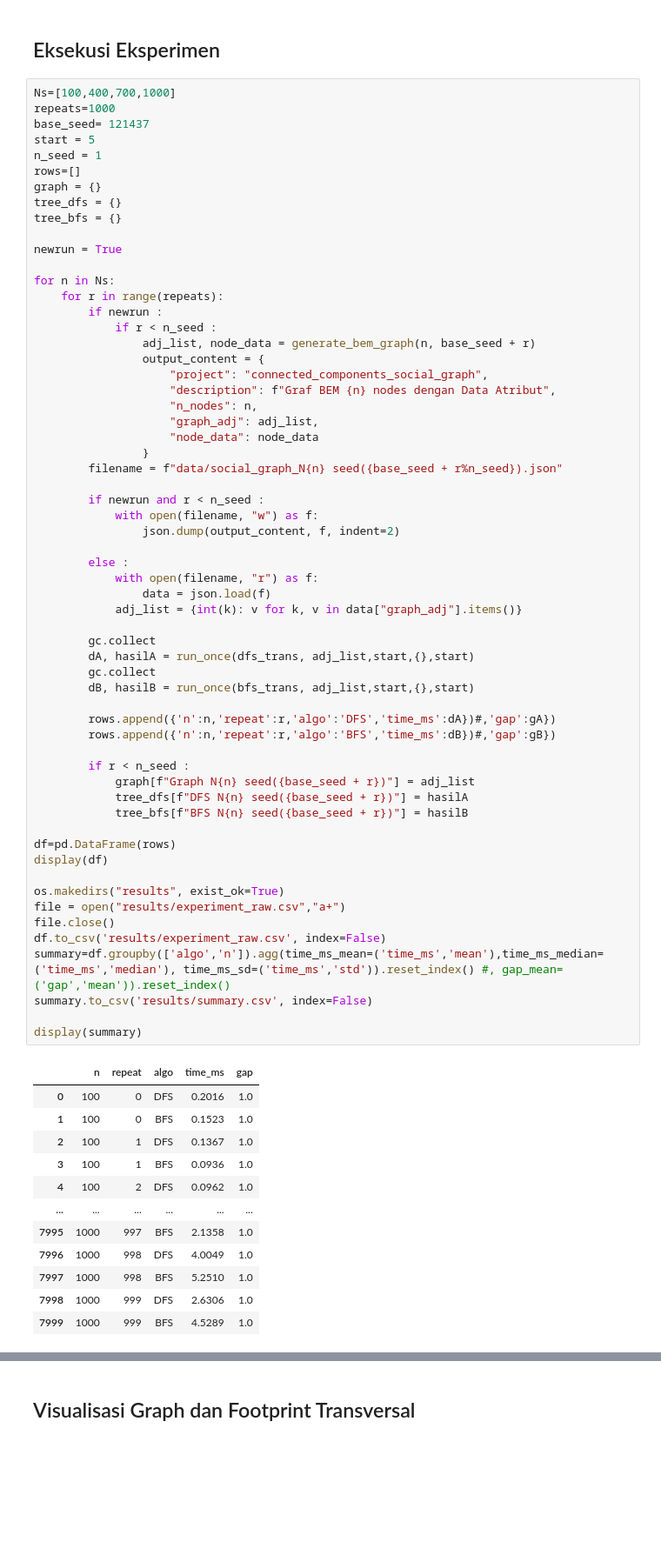
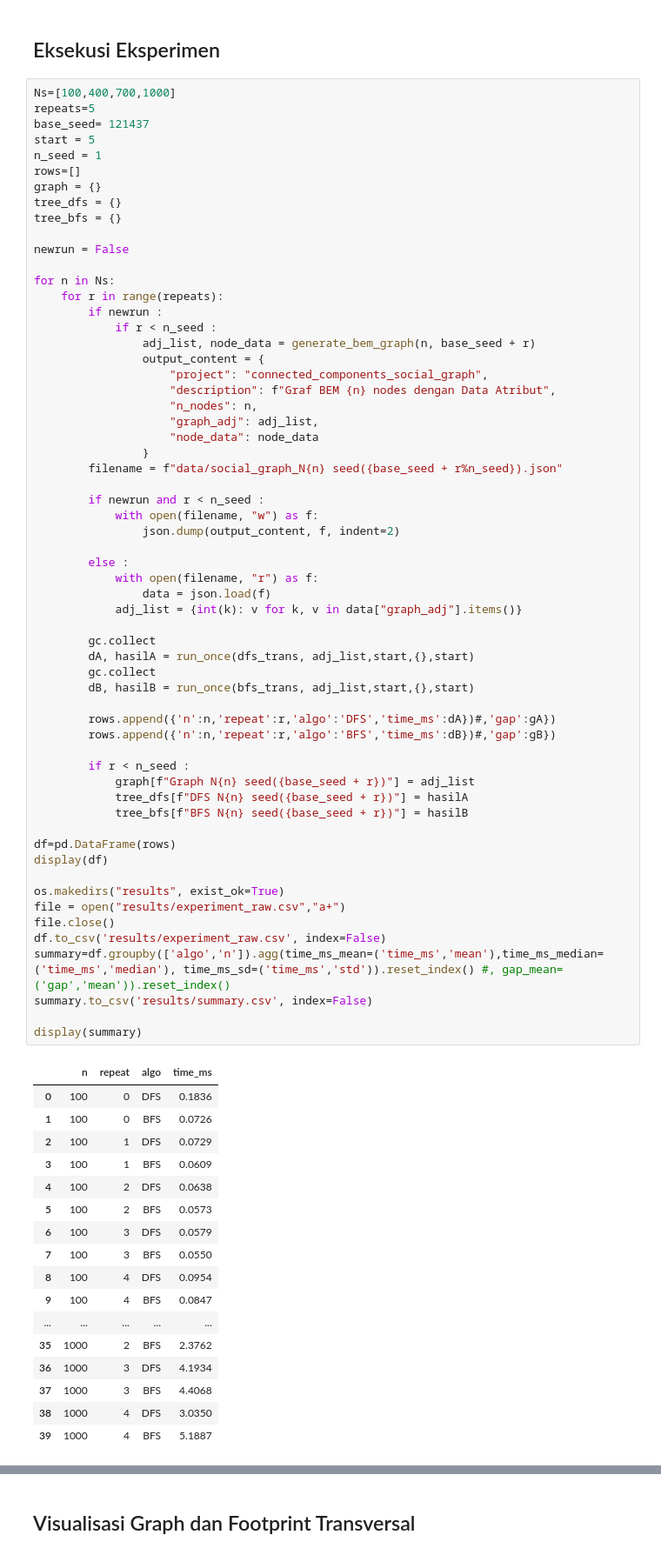
Before and after one commit to lilyypages/DAA_Kelompok2_KelasB, a Jupyter notebook: 01 Bentuk Jupyter File Project.ipynb, the cells around one changed output, grey strips where cells are left out. Shown at 87% size. Drawn from its saved outputs; the diff is of its cells as text; blank space fills up the shorter version.

```diff
--- a/01 Bentuk Jupyter File Project.ipynb
+++ b/01 Bentuk Jupyter File Project.ipynb
@@ -145,7 +145,7 @@ def run_once(algorithm, adj_list,start,hasil,sepuh):
 ## Eksekusi Eksperimen
 # %%
 Ns=[100,400,700,1000]
-repeats=1000
+repeats=5
 base_seed= 121437
 start = 5
 n_seed = 1
@@ -154,7 +154,7 @@ graph = {}
 tree_dfs = {}
 tree_bfs = {}
 
-newrun = True
+newrun = False
 
 for n in Ns:
     for r in range(repeats):
@@ -177,42 +177,47 @@ for n in Ns:
         else :
             with open(filename, "r") as f:
                 data = json.load(f)
             adj_list = {int(k): v for k, v in data["graph_adj"].items()}
 
         gc.collect
         dA, hasilA = run_once(dfs_trans, adj_list,start,{},start)
         gc.collect
         dB, hasilB = run_once(bfs_trans, adj_list,start,{},start)
 
         rows.append({'n':n,'repeat':r,'algo':'DFS','time_ms':dA})#,'gap':gA})
         rows.append({'n':n,'repeat':r,'algo':'BFS','time_ms':dB})#,'gap':gB})
 
         if r < n_seed :
             graph[f"Graph N{n} seed({base_seed + r})"] = adj_list
             tree_dfs[f"DFS N{n} seed({base_seed + r})"] = hasilA
             tree_bfs[f"BFS N{n} seed({base_seed + r})"] = hasilB
 
 df=pd.DataFrame(rows)
 display(df)
 
 os.makedirs("results", exist_ok=True)
 file = open("results/experiment_raw.csv","a+")
 file.close()
 df.to_csv('results/experiment_raw.csv', index=False)
 summary=df.groupby(['algo','n']).agg(time_ms_mean=('time_ms','mean'),time_ms_median=('time_ms','median'), time_ms_sd=('time_ms','std')).reset_index() #, gap_mean=('gap','mean')).reset_index()
 summary.to_csv('results/summary.csv', index=False)
 
 display(summary)
 # %% [output]
-|  | n | repeat | algo | time_ms | gap |
-| 0 | 100 | 0 | DFS | 0.2016 | 1.0 |
-| 1 | 100 | 0 | BFS | 0.1523 | 1.0 |
-| 2 | 100 | 1 | DFS | 0.1367 | 1.0 |
-| 3 | 100 | 1 | BFS | 0.0936 | 1.0 |
-| 4 | 100 | 2 | DFS | 0.0962 | 1.0 |
-| ... | ... | ... | ... | ... | ... |
-| 7995 | 1000 | 997 | BFS | 2.1358 | 1.0 |
-| 7996 | 1000 | 998 | DFS | 4.0049 | 1.0 |
-| 7997 | 1000 | 998 | BFS | 5.2510 | 1.0 |
-| 7998 | 1000 | 999 | DFS | 2.6306 | 1.0 |
-| 7999 | 1000 | 999 | BFS | 4.5289 | 1.0 |
+|  | n | repeat | algo | time_ms |
+| 0 | 100 | 0 | DFS | 0.1836 |
+| 1 | 100 | 0 | BFS | 0.0726 |
+| 2 | 100 | 1 | DFS | 0.0729 |
+| 3 | 100 | 1 | BFS | 0.0609 |
+| 4 | 100 | 2 | DFS | 0.0638 |
+| 5 | 100 | 2 | BFS | 0.0573 |
+| 6 | 100 | 3 | DFS | 0.0579 |
+| 7 | 100 | 3 | BFS | 0.0550 |
+| 8 | 100 | 4 | DFS | 0.0954 |
+| 9 | 100 | 4 | BFS | 0.0847 |
+| ... | ... | ... | ... | ... |
+| 35 | 1000 | 2 | BFS | 2.3762 |
+| 36 | 1000 | 3 | DFS | 4.1934 |
+| 37 | 1000 | 3 | BFS | 4.4068 |
+| 38 | 1000 | 4 | DFS | 3.0350 |
+| 39 | 1000 | 4 | BFS | 5.1887 |
```
Also changed, not shown: parts of 6 cells of this notebook, 6 other files.
